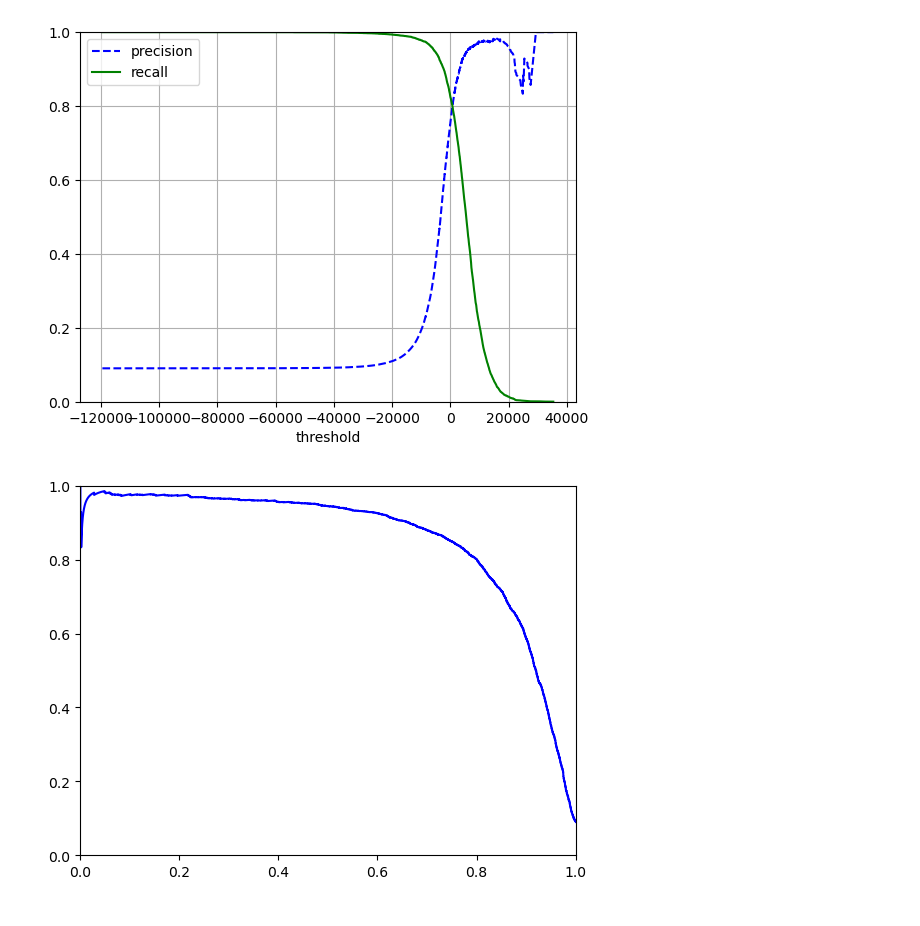
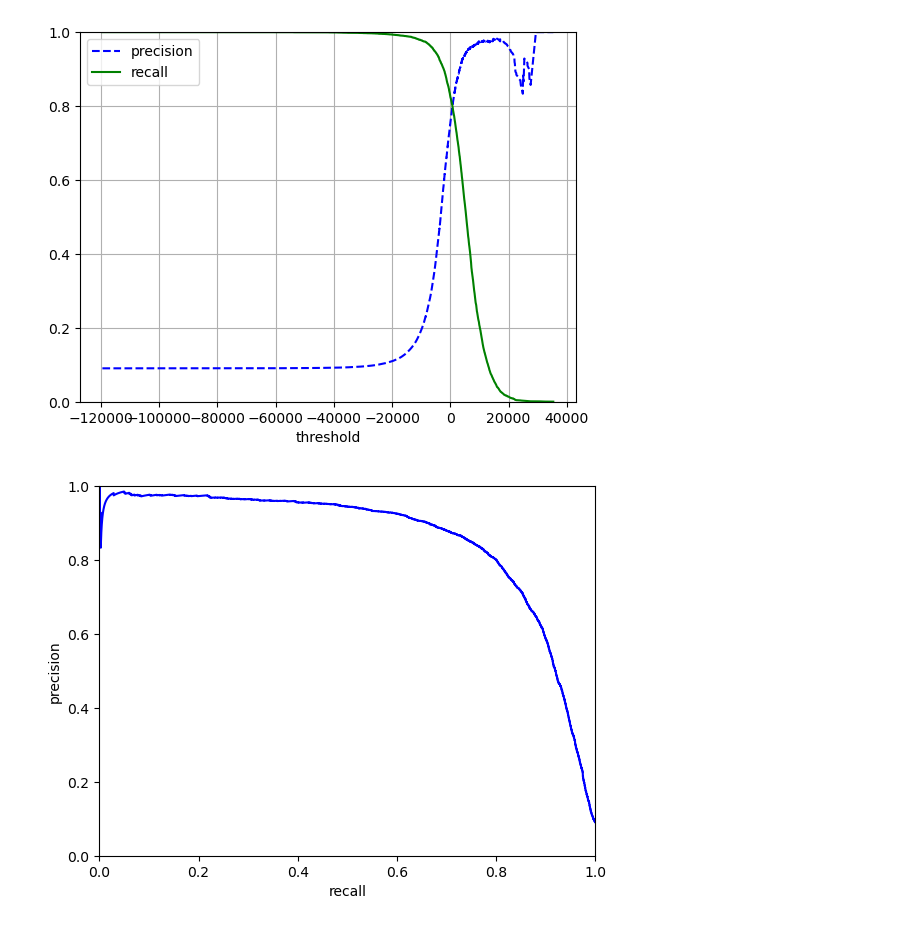
Before and after one commit to karvendhanm/Medium, a Jupyter notebook: architectural_priors/architectures.ipynb, the cells around one changed output. Saved outputs shown, nothing was run; the diff lists cells and outputs as text; code cells hidden in the pictures.

```diff
--- a/architectural_priors/architectures.ipynb
+++ b/architectural_priors/architectures.ipynb
@@ -307,10 +307,12 @@ plot_precision_recall_vs_threshold(precisions, recalls, thresholds)
 # %%
 def plot_precision_recall_curve(precision, recall):
     plt.plot(recall, precision, 'b-')
     plt.xlim([0, 1])
     plt.ylim([0, 1])
+    plt.xlabel('recall')
+    plt.ylabel('precision')
     plt.show
 
 plot_precision_recall_curve(precisions, recalls)
 # %% [output]
-[figure, old version]
+[figure, new version]
```
Also changed, not shown: parts of 8 cells of this notebook.
